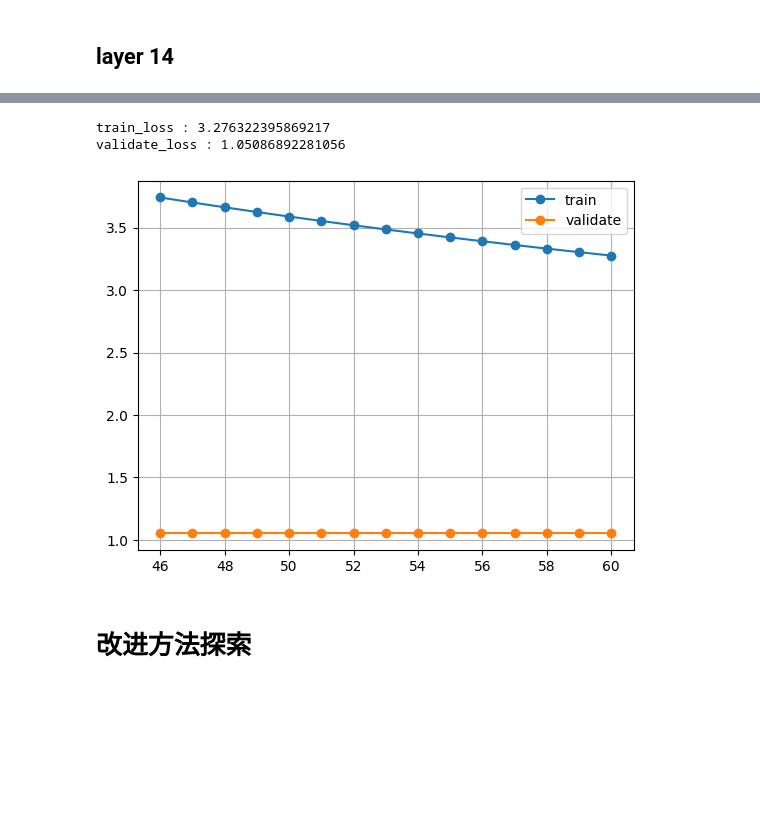
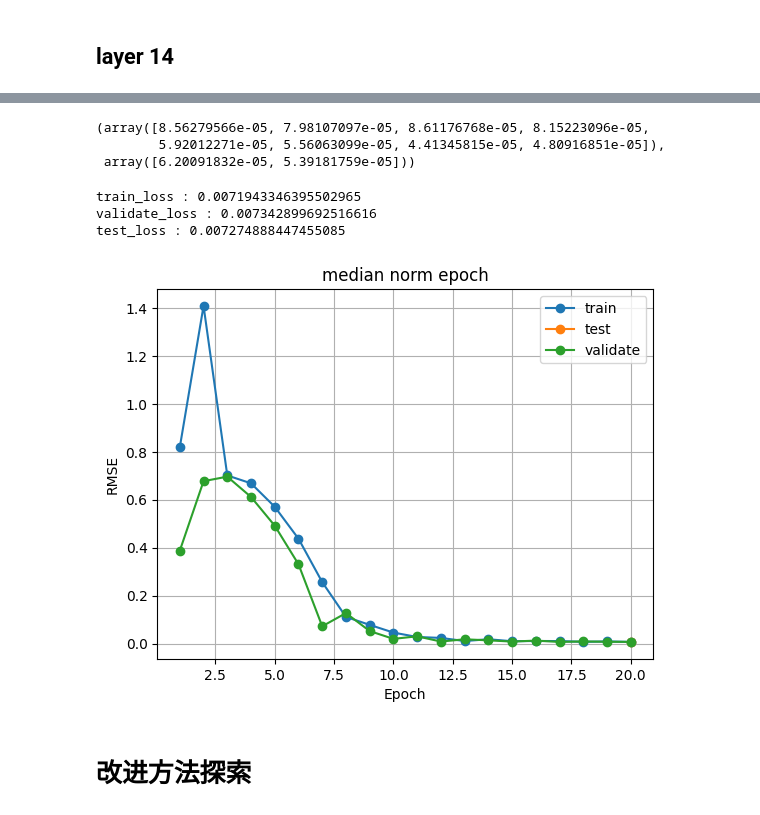
Before and after one commit to Tinrry/anderson, a Jupyter notebook: model_test.ipynb, the cells around one changed output, grey strips where cells are left out. Cells and saved outputs as stored; diff of their text form; code cells hidden in the pictures; blank space fills up the shorter version.

Commit message:
model test nn_7, nn_14

````diff
--- a/model_test.ipynb
+++ b/model_test.ipynb
@@ -44,15 +44,20 @@ np.array(c_h5['anderson'][0,:, 0,0]), np.array(c_h5['chebyshev'][0, :, 0, 0])
 }
 ```
 # %%
-def plot_loss_class(file, title, n_model='model_000', train_only=False, begin=0):
+def plot_loss_epoch(file, title, n_model='model_000', train_only=False, begin=0):
         with h5py.File(file, 'r') as loss_f:
             train_grp = loss_f[n_model]['log_dict']
-            train_loss = train_grp['training_loss_per_epoch'][:]
-            validate_loss = train_grp['validation_loss_per_epoch'][:]
+            train_loss = train_grp['train_loss_per_epoch'][:]
+            validate_loss = train_grp['validate_loss_per_epoch'][:]
+
+            test_loss = loss_f[n_model]['test_log_dict']['test_loss_per_epoch'][:]
 
             train_loss = np.sqrt(np.array(train_loss))
             validate_loss = np.sqrt(np.array(validate_loss))
+            test_loss = np.sqrt(np.array(test_loss))
             plt.plot(np.arange(len(train_loss) - begin)+1 + begin, train_loss[begin:], '-o', label='train')
+            plt.plot(len(train_loss), test_loss[0], '-o', label='test')
+
             if train_only is False:
                 plt.plot(np.arange(len(validate_loss) - begin)+1 + begin, validate_loss[begin:], '-o', label='validate')
             plt.grid()
@@ -62,3 +67,4 @@ def plot_loss_class(file, title, n_model='model_000', train_only=False, begin=0)
             plt.legend()
             print(f'train_loss : {train_loss[-1]}')
             print(f'validate_loss : {validate_loss[-1]}')
+            print(f'test_loss : {test_loss[-1]}')
@@ -122,7 +203,15 @@ validate_loss : 0.9845846225433449
+# %%
+file = 'nn_14/loss_2.h5'
+h5 = h5py.File(file, 'r')
+h5['model_000']['log_dict']['train_loss_per_batch'][-8:],h5['model_000']['log_dict']['validate_loss_per_batch'][-2:]
+# %% [output]
+(array([8.56279566e-05, 7.98107097e-05, 8.61176768e-05, 8.15223096e-05,
+        5.92012271e-05, 5.56063099e-05, 4.41345815e-05, 4.80916851e-05]),
+ array([6.20091832e-05, 5.39181759e-05]))
 # %%
-loss_f = '../nn_14/loss.h5'
-plot_loss_class(loss_f, begin=45)
+plot_loss_epoch(file='nn_14/loss_2.h5', title="median norm epoch", begin=0)
 # %% [output]
-train_loss : 3.276322395869217
-validate_loss : 1.05086892281056
+train_loss : 0.0071943346395502965
+validate_loss : 0.007342899692516616
+test_loss : 0.007274888447455085
-[figure, old version]
+[figure, new version]
````
Also changed, not shown: parts of 15 cells of this notebook, 4 other files.
